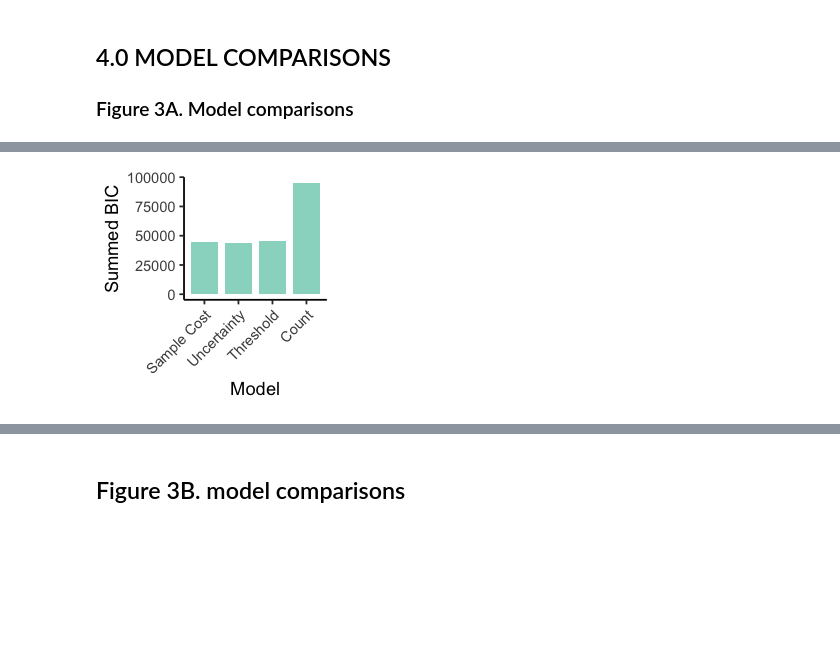
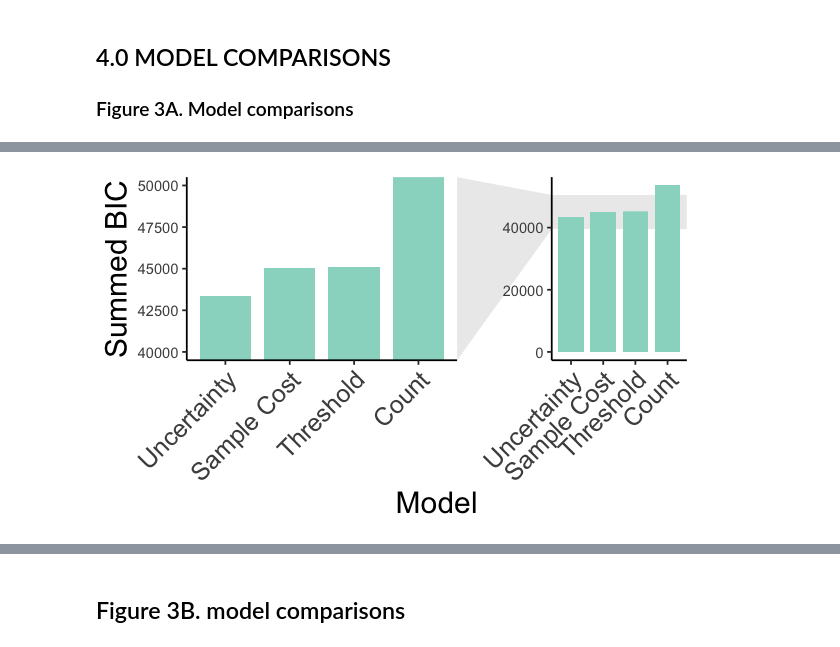
Before and after one commit to ili-ma/Social_Belief_Updates_Adolescence, a Jupyter notebook: analyses/Plots_Analyses_Ma_BeliefUpdatesAdolescence.ipynb, the cells around one changed output, grey strips where cells are left out. Drawn from its saved outputs; the diff is of its cells as text; code cells hidden in the pictures; blank space fills up the shorter version.

```diff
--- a/analyses/Plots_Analyses_Ma_BeliefUpdatesAdolescence.ipynb
+++ b/analyses/Plots_Analyses_Ma_BeliefUpdatesAdolescence.ipynb
@@ -2,31 +2,42 @@
 # Code for plots and main analyses in: Ma, Westhoff, van Duijvenvoorde (BioRxiv)
  The paper can be found here: https://doi.org/10.1101/2020.05.19.105114
 # %%
-install.packages("ggcorrplot")
 #load packages and data files
 library(lme4)
 library(ggplot2)
+library(reshape2)
 options(repr.plot.width=10, repr.plot.height=8)
 library(sjPlot)
 library(RColorBrewer)
 library(stargazer)
 library("tidyr")
+library(ppcor)
+library(ggcorrplot)
+library(lmerTest)
+library(ggforce)
+library(emmeans)
 
-setwd("~/Google Drive/Projects/Anna v Duijvenvoorde/Social belief updates/analyses/")
+# setwd("~/Google Drive/Projects/Anna v Duijvenvoorde/Social belief updates/analyses")
 sampledata <- read.csv('sampledata.csv')
 sampledata$f_ageGroup <- as.factor(sampledata$ageGroup) # groups for data visualization
 sampledata$open <- 25 - sampledata$closed
 sampledata$f_recip <- as.factor(sampledata$recip)
 sampleHist <- sampledata[!sampledata$rawChoice == 0,]
 
-setwd("~/Google Drive/Projects/Anna v Duijvenvoorde/Social belief updates/data/vragenlijsten/")
-BICdiff <- read.csv("BIC_models_Forrestplot_ORA.csv", header = TRUE)
-Age_BICdiff <- read.csv("Age_BICDifference.csv", header = TRUE)
-SumBIC <- read.csv("Summed_BIC_ORA.csv", header = TRUE)
-Age_BICdiffUn <- read.csv("Age_BICDifference_Uncert.csv", header = TRUE)
-df_selfreports <- read.csv("SL3_APQSEQ_IliJune2021.csv", header = TRUE)
+# setwd("~/Google Drive/Projects/Anna v Duijvenvoorde/Social belief updates/data/vragenlijsten/")
+#BICdiff <- read.csv("../data/vragenlijsten/BIC_models_Forrestplot_ORA.csv", header = TRUE)
+#Age_BICdiff <- read.csv("../data/vragenlijsten/Age_BICDifference.csv", header = TRUE)
+#SumBIC <- read.csv("../data/vragenlijsten/Summed_BIC_ORA.csv", header = TRUE)
+#Age_BICdiffUn <- read.csv("../data/vragenlijsten/Age_BICDifference_Uncert.csv", header = TRUE)
+df_selfreports <- read.csv("../data/vragenlijsten/SL3_APQSEQ_IliJune2021.csv", header = TRUE)
 
-setwd("~/Google Drive/Projects/Anna v Duijvenvoorde/Social belief updates/analyses/")
+bics = read.csv("modelcomparisons/Bics_Unc_Opt_Thr_Ksa.csv")
+names(bics) <- c("subject", "Uncertainty", "Sample Cost", "Threshold", "Count")
+bicsLong <- bics[c("Uncertainty", "Sample Cost", "Threshold", "Count")]
+bicsLong <- melt(bicsLong, id.vars=NULL)
+names(bicsLong) <- c("Model", "bic")
+
+# setwd("~/Google Drive/Projects/Anna v Duijvenvoorde/Social belief updates/analyses/")
 df_models <- read.csv('df_models.csv')
 
 head(sampleHist)
@@ -270,16 +462,16 @@ scl():((E)) -0.059  0.564 -0.105
 # %%
-#pdf("~/Google Drive/Projects/Anna v Duijvenvoorde/Social belief updates/Manuscript/Scientific reports/figures/SummedBIC.pdf", width = 2, height = 2)
-options(repr.plot.width=2, repr.plot.height=2)
-SumBIC$Model <- factor(SumBIC$Model,levels = c("Sample Cost", "Uncertainty", "Threshold", "Count"))
-model_barplots <-ggplot(SumBIC, aes(x=Model, y=Summed.BIC, width = 0.8)) +
+options(repr.plot.width=5, repr.plot.height=3)
+# SumBIC$Model <- factor(SumBIC$Model,levels = c("Uncertainty", "Sample Cost", "Threshold", "Count"))
+model_barplots <- ggplot(bicsLong, aes(x=Model, y=bic, width = 0.8)) +
   geom_bar(stat="identity", fill = "#99d8c9") +
   ylab('Summed BIC') +
-  theme(plot.title=element_text(size=10,face="bold"),
-        axis.text.x=element_text(angle = 45, hjust = 1),
+  theme(axis.title = element_text(size = 18),
+        axis.text.x=element_text( size = 15, angle = 45, hjust = 1),
         panel.background = element_blank(),
         axis.line = element_line(colour = "black"),
-       legend.position = "none")
+       legend.position = "none") +
+facet_zoom(ylim = c(40000, 50000))
 model_barplots
 #dev.off()
 # %% [output]
-[figure, old version]
+[figure, new version]
```
Also changed, not shown: parts of 76 cells of this notebook.
